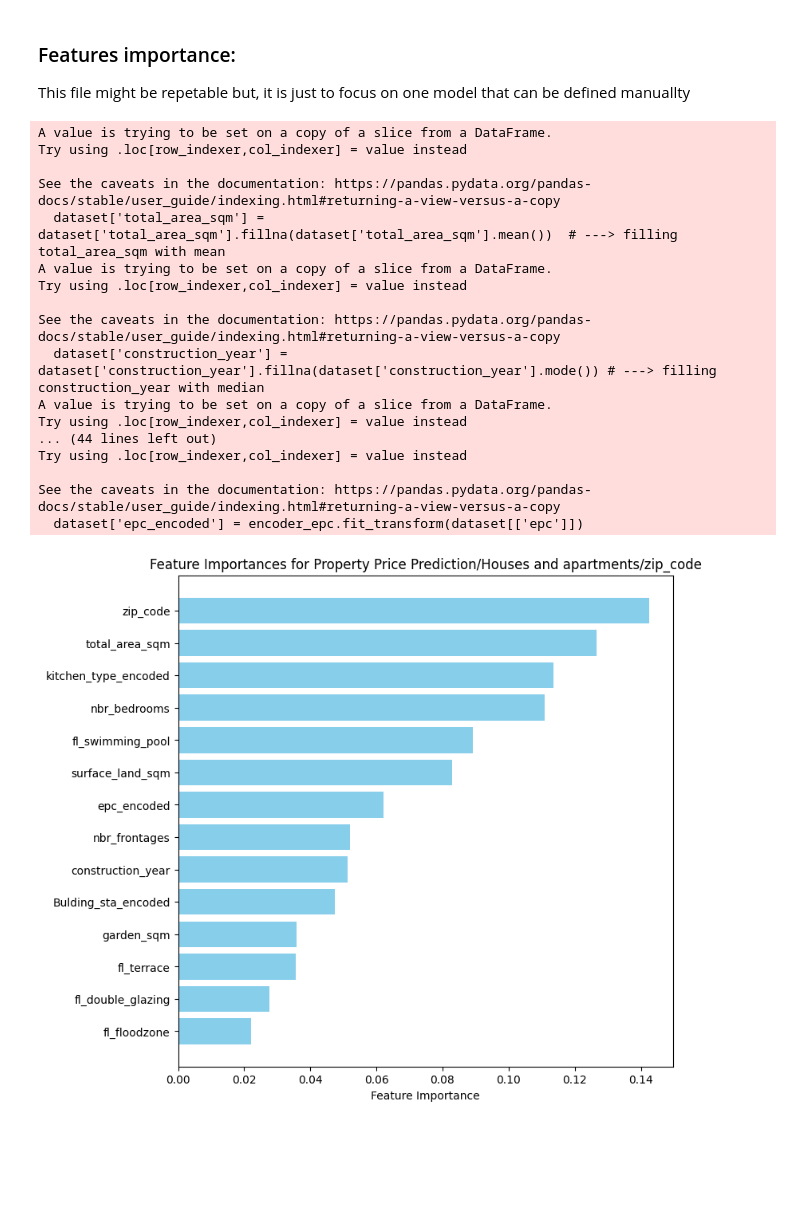
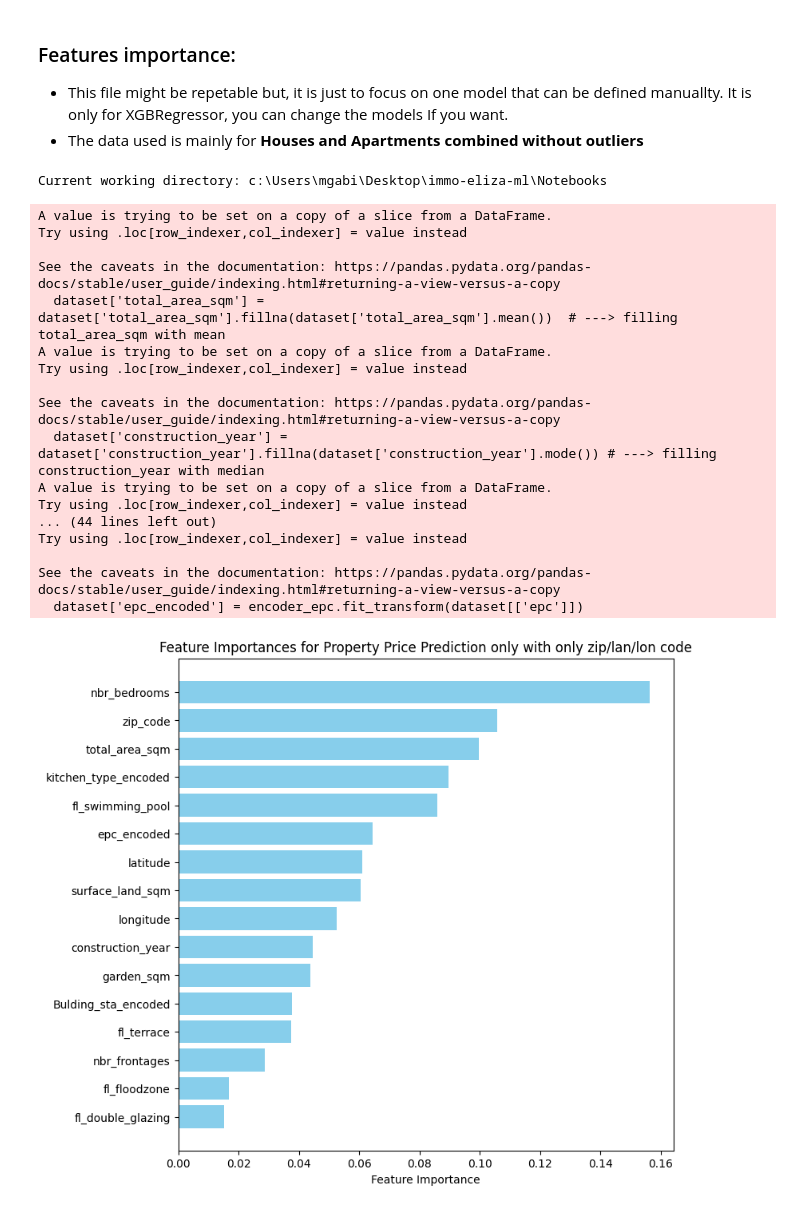
Before and after one commit to MoustafaGabil/immo-eliza-ml, a Jupyter notebook: Notebooks/features_importance.ipynb, the cells around one changed output. Saved outputs shown, nothing was run; the diff lists cells and outputs as text; code cells hidden in the pictures; blank space fills up the shorter version.

```diff
--- a/Notebooks/features_importance.ipynb
+++ b/Notebooks/features_importance.ipynb
@@ -1,6 +1,14 @@
 # %% [markdown]
 ### Features importance:
-This file might be repetable but, it is just to focus on one model that can be defined manuallty
+- This file might be repetable but, it is just to focus on one model that can be defined manuallty. It is only for XGBRegressor, you can change the models If you want.
+- The data used is mainly for **Houses and Apartments combined without outliers**
+# %%
+# changing the working directory
+import os
+print("Current working directory:", os.getcwd())
+os.chdir("C:/Users/mgabi/Desktop/immo-eliza-ml") ############ specify your working directory ############
+# %% [output]
+Current working directory: c:\Users\mgabi\Desktop\immo-eliza-ml\Notebooks
 # %%
 
 import os
@@ -79,12 +87,12 @@ def evaluate_models(X_train, X_test, y_train, y_test, models):
     return results_df
 # %%
 #####################################  feature importances #####################################
-dataset = pd.read_csv(r"C:\Users\mgabi\Desktop\becode\becode_projects\immo-eliza-ml\Preproc_ML\Houses and Apartments combined without outliers.csv")
+dataset = pd.read_csv(r"Results and Evaluation\Houses_and_Apartments_combined_without_outliers.csv")
 dataset, locality_encoded_columns = enccoding(cleaning(dataset))
 parameters = [
             'construction_year', 'total_area_sqm', 'nbr_frontages', 'nbr_bedrooms', 'kitchen_type_encoded',
             'Bulding_sta_encoded', 'epc_encoded', 'garden_sqm', 'surface_land_sqm', "fl_double_glazing",
-             'fl_terrace', 'fl_swimming_pool', 'fl_floodzone',"zip_code" # 'latitude', 'longitude'can be added separetly or combined
+             'fl_terrace', 'fl_swimming_pool', 'fl_floodzone','zip_code' ,'latitude', 'longitude'# 'latitude', 'longitude'can be added separetly or combined
         ] #+  locality_encoded_columns
 X = dataset[parameters]
 y = dataset["price"]
@@ -93,32 +101,34 @@ X_train, X_test, y_train, y_test = train_test_split(X, y, random_state=42, test_
 X_train, X_test, y_train, y_test = train_test_split(X, y, test_size=0.25, random_state=42)
 # the models can be changed from here.
 rf = XGBRegressor(n_estimators=900, subsample=0.8, min_child_weight=3, max_depth=8, learning_rate=0.05, gamma=0.2, colsample_bytree=0.36)
 rf.fit(X_train, y_train)
 
 importances = rf.feature_importances_
 sorted_indices = importances.argsort()
 # Plot feature importances
 plt.figure(figsize=(8, 8))
 plt.barh([parameters[i] for i in sorted_indices], importances[sorted_indices], color='skyblue')
 plt.xlabel("Feature Importance")
-plt.title("Feature Importances for Property Price Prediction/Houses and apartments/zip_code")
+# changing the titels based on the parameters you will choose from above (Here I am only changing "zip_code"  'latitude', 'longitude' to see the difference)
+plt.title("Feature Importances for Property Price Prediction only with only zip/lan/lon code")
+plt.savefig(r'Results and Evaluation\Features importance\only lan_lon_zip.png', bbox_inches='tight')
 plt.show()
 # %% [output]
 A value is trying to be set on a copy of a slice from a DataFrame.
 Try using .loc[row_indexer,col_indexer] = value instead
 
 See the caveats in the documentation: https://pandas.pydata.org/pandas-docs/stable/user_guide/indexing.html#returning-a-view-versus-a-copy
   dataset['total_area_sqm'] = dataset['total_area_sqm'].fillna(dataset['total_area_sqm'].mean())  # ---> filling total_area_sqm with mean
 A value is trying to be set on a copy of a slice from a DataFrame.
 Try using .loc[row_indexer,col_indexer] = value instead
 
 See the caveats in the documentation: https://pandas.pydata.org/pandas-docs/stable/user_guide/indexing.html#returning-a-view-versus-a-copy
   dataset['construction_year'] = dataset['construction_year'].fillna(dataset['construction_year'].mode()) # ---> filling construction_year with median
 A value is trying to be set on a copy of a slice from a DataFrame.
 Try using .loc[row_indexer,col_indexer] = value instead
 ... (44 lines left out)
 Try using .loc[row_indexer,col_indexer] = value instead
 
 See the caveats in the documentation: https://pandas.pydata.org/pandas-docs/stable/user_guide/indexing.html#returning-a-view-versus-a-copy
   dataset['epc_encoded'] = encoder_epc.fit_transform(dataset[['epc']])
-[figure, old version]
+[figure, new version]
```
Also changed, not shown: 24 other files.
